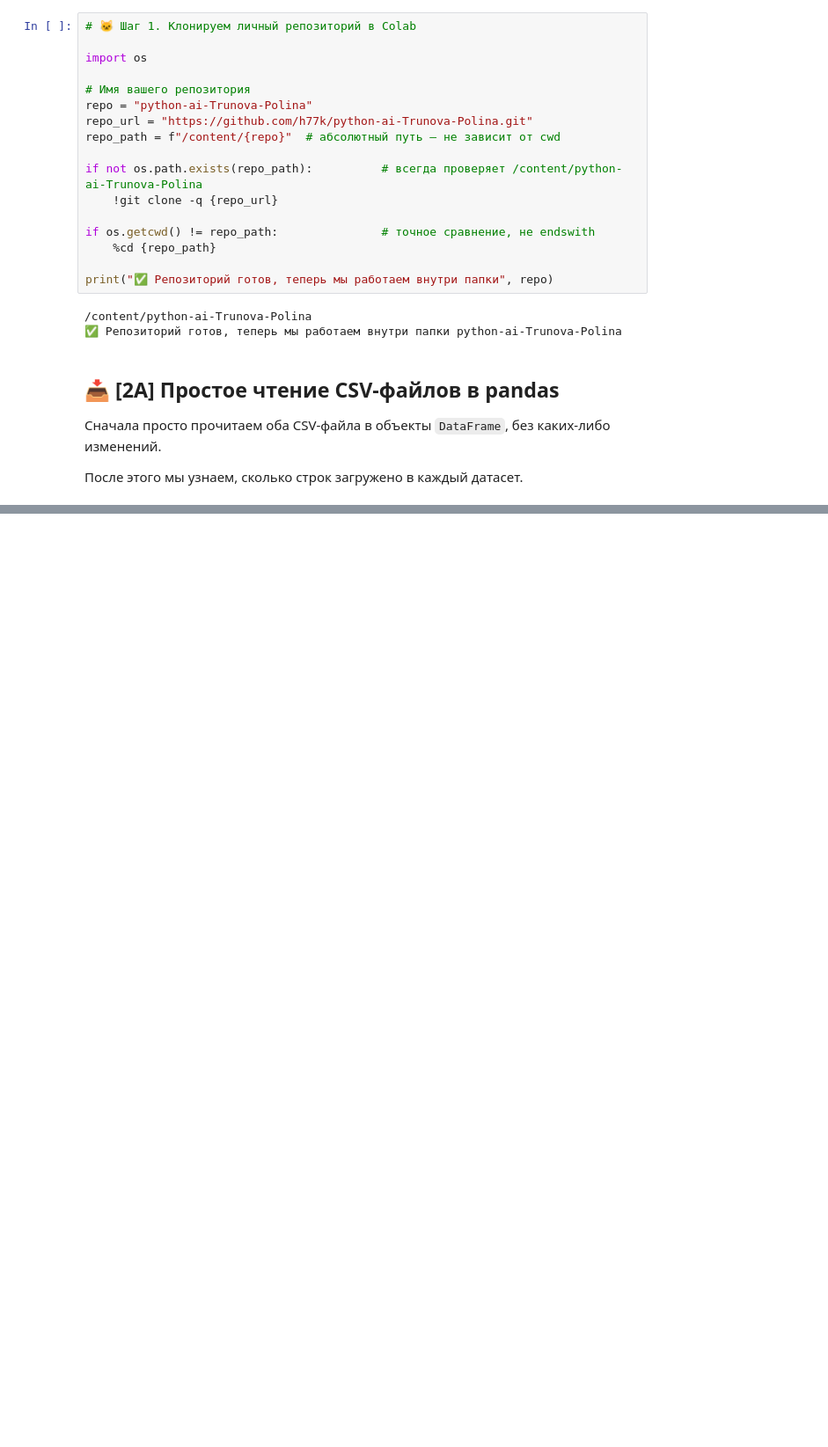
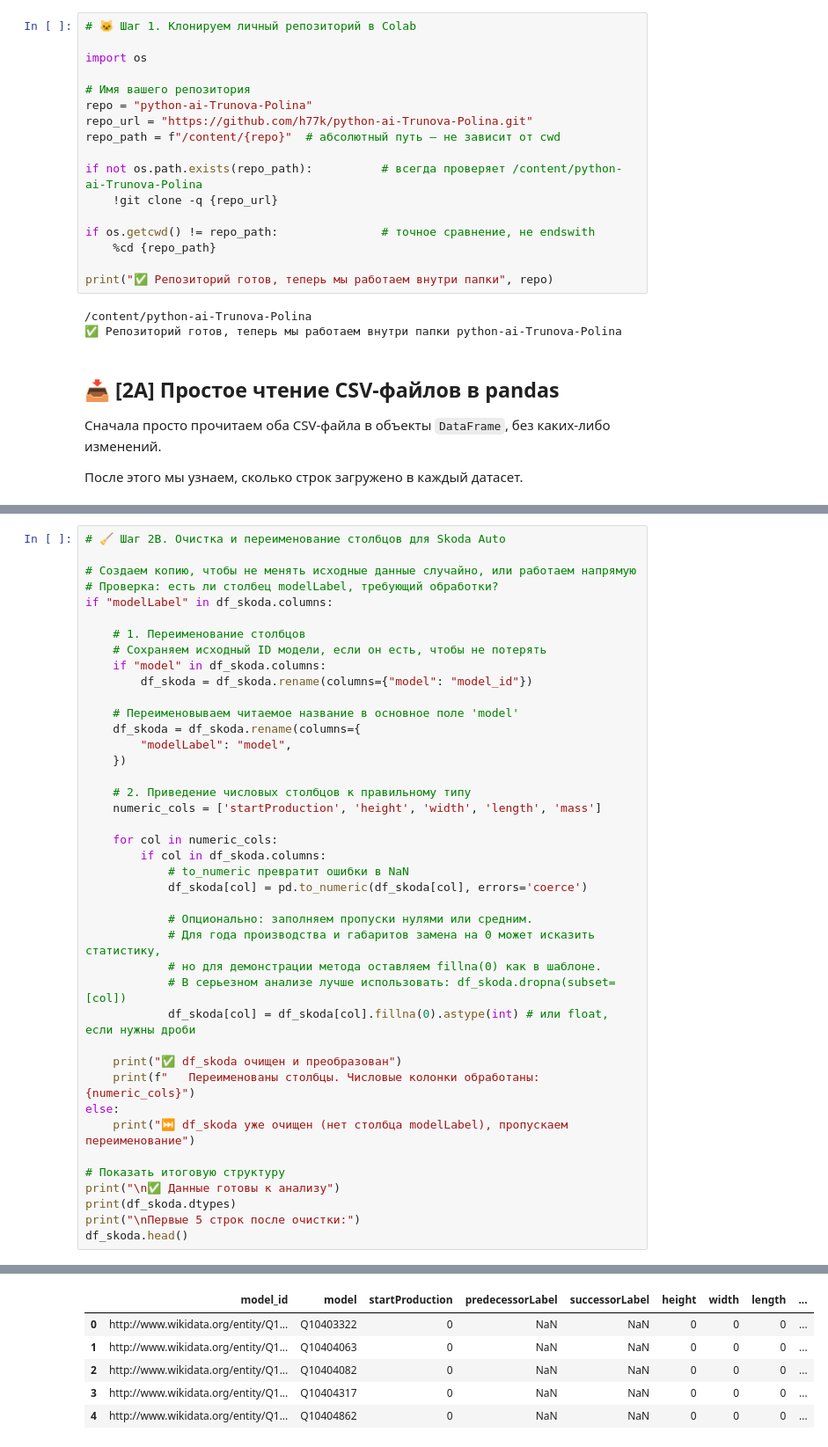
Before and after one commit to h77k/python-ai-Trunova-Polina, a Jupyter notebook: notebooks/week2b_read_csv.ipynb, the cells around one changed output, grey strips where cells are left out. Shown at 88% size. Cells and saved outputs as stored; diff of their text form; blank space fills up the shorter version.

```diff
--- a/notebooks/week2b_read_csv.ipynb
+++ b/notebooks/week2b_read_csv.ipynb
@@ -97,0 +92,42 @@ print("\n✅ Данные готовы к анализу")
+# %%
+# 🧹 Шаг 2B. Очистка и переименование столбцов для Skoda Auto
+
+# Создаем копию, чтобы не менять исходные данные случайно, или работаем напрямую
+# Проверка: есть ли столбец modelLabel, требующий обработки?
+if "modelLabel" in df_skoda.columns:
+
+    # 1. Переименование столбцов
+    # Сохраняем исходный ID модели, если он есть, чтобы не потерять
+    if "model" in df_skoda.columns:
+        df_skoda = df_skoda.rename(columns={"model": "model_id"})
+
+    # Переименовываем читаемое название в основное поле 'model'
+    df_skoda = df_skoda.rename(columns={
+        "modelLabel": "model",
+    })
+
+    # 2. Приведение числовых столбцов к правильному типу
+    numeric_cols = ['startProduction', 'height', 'width', 'length', 'mass']
+
+    for col in numeric_cols:
+        if col in df_skoda.columns:
+            # to_numeric превратит ошибки в NaN
+            df_skoda[col] = pd.to_numeric(df_skoda[col], errors='coerce')
+
+            # Опционально: заполняем пропуски нулями или средним.
+            # Для года производства и габаритов замена на 0 может исказить статистику,
+            # но для демонстрации метода оставляем fillna(0) как в шаблоне.
+            # В серьезном анализе лучше использовать: df_skoda.dropna(subset=[col])
+            df_skoda[col] = df_skoda[col].fillna(0).astype(int) # или float, если нужны дроби
+
+    print("✅ df_skoda очищен и преобразован")
+    print(f"   Переименованы столбцы. Числовые колонки обработаны: {numeric_cols}")
+else:
+    print("⏭️ df_skoda уже очищен (нет столбца modelLabel), пропускаем переименование")
+
+# Показать итоговую структуру
+print("\n✅ Данные готовы к анализу")
+print(df_skoda.dtypes)
+print("\nПервые 5 строк после очистки:")
+df_skoda.head()
+# %% [output]
@@ -98 +152,7 @@ print("\n✅ Данные готовы к анализу")
+|  | model_id | model | startProduction | predecessorLabel | successorLabel | height | width | length | ... |
+| 0 | http://www.wikidata.org/entity/Q1... | Q10403322 | 0 | NaN | NaN | 0 | 0 | 0 | ... |
+| 1 | http://www.wikidata.org/entity/Q1... | Q10404063 | 0 | NaN | NaN | 0 | 0 | 0 | ... |
+| 2 | http://www.wikidata.org/entity/Q1... | Q10404082 | 0 | NaN | NaN | 0 | 0 | 0 | ... |
+| 3 | http://www.wikidata.org/entity/Q1... | Q10404317 | 0 | NaN | NaN | 0 | 0 | 0 | ... |
+| 4 | http://www.wikidata.org/entity/Q1... | Q10404862 | 0 | NaN | NaN | 0 | 0 | 0 | ... |
 # %% [markdown]
```
Also changed, not shown: parts of 13 cells of this notebook.
